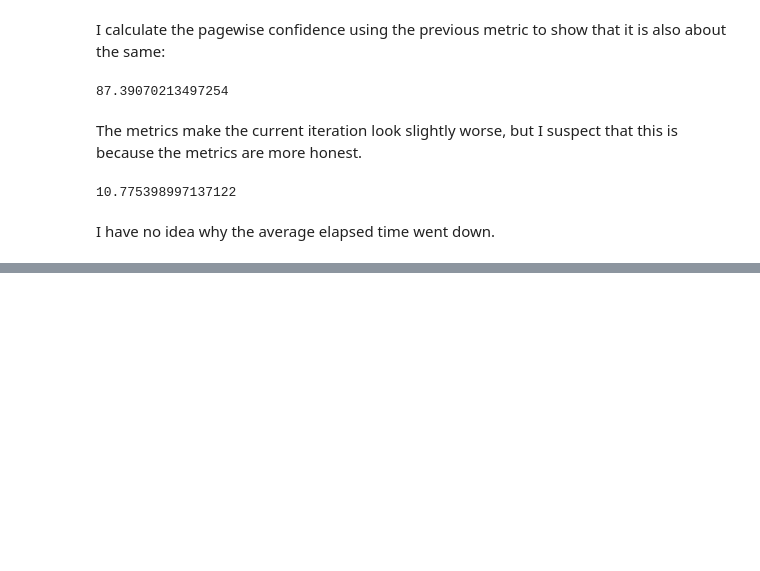
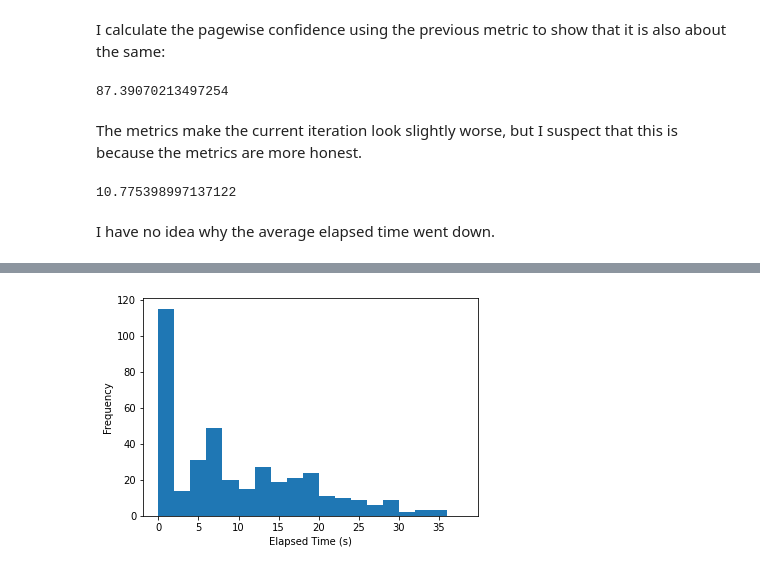
Before and after one commit to ancient-world-citation-analysis/awca-ocr, a Jupyter notebook: PreliminaryPerformanceAnalysis.ipynb, the cells around one changed output, grey strips where cells are left out. Drawn from its saved outputs; the diff is of its cells as text; code cells hidden in the pictures; blank space fills up the shorter version.

```diff
--- a/PreliminaryPerformanceAnalysis.ipynb
+++ b/PreliminaryPerformanceAnalysis.ipynb
@@ -325,0 +347,6 @@ I have no idea why the average elapsed time went down.
+# %%
+plt.hist(times, bins=range(0, 40, 2))
+plt.xlabel('Elapsed Time (s)')
+plt.ylabel('Frequency');
+# %% [output]
+[figure, added]
```
Also changed, not shown: parts of 27 cells of this notebook, 1 other file.
